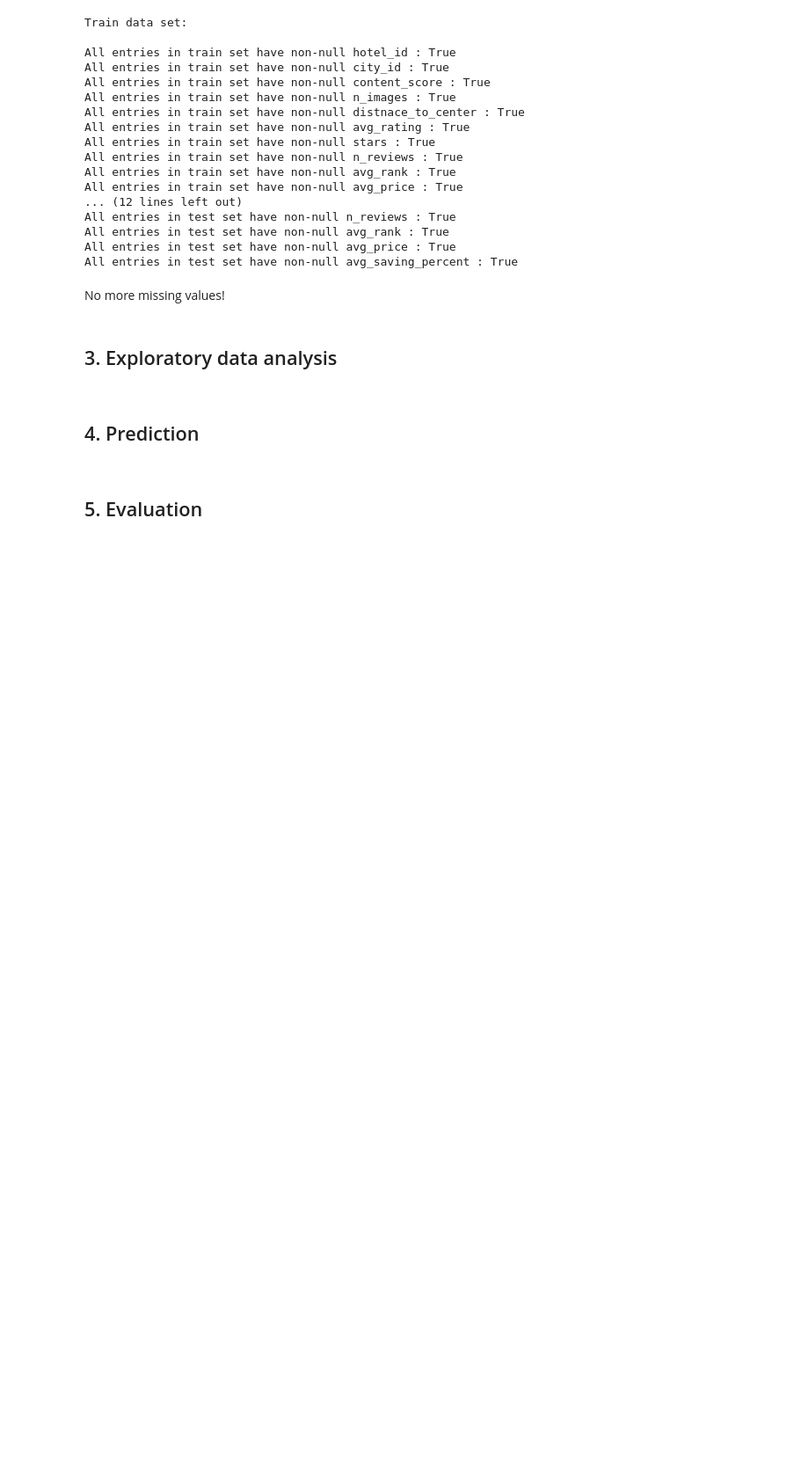
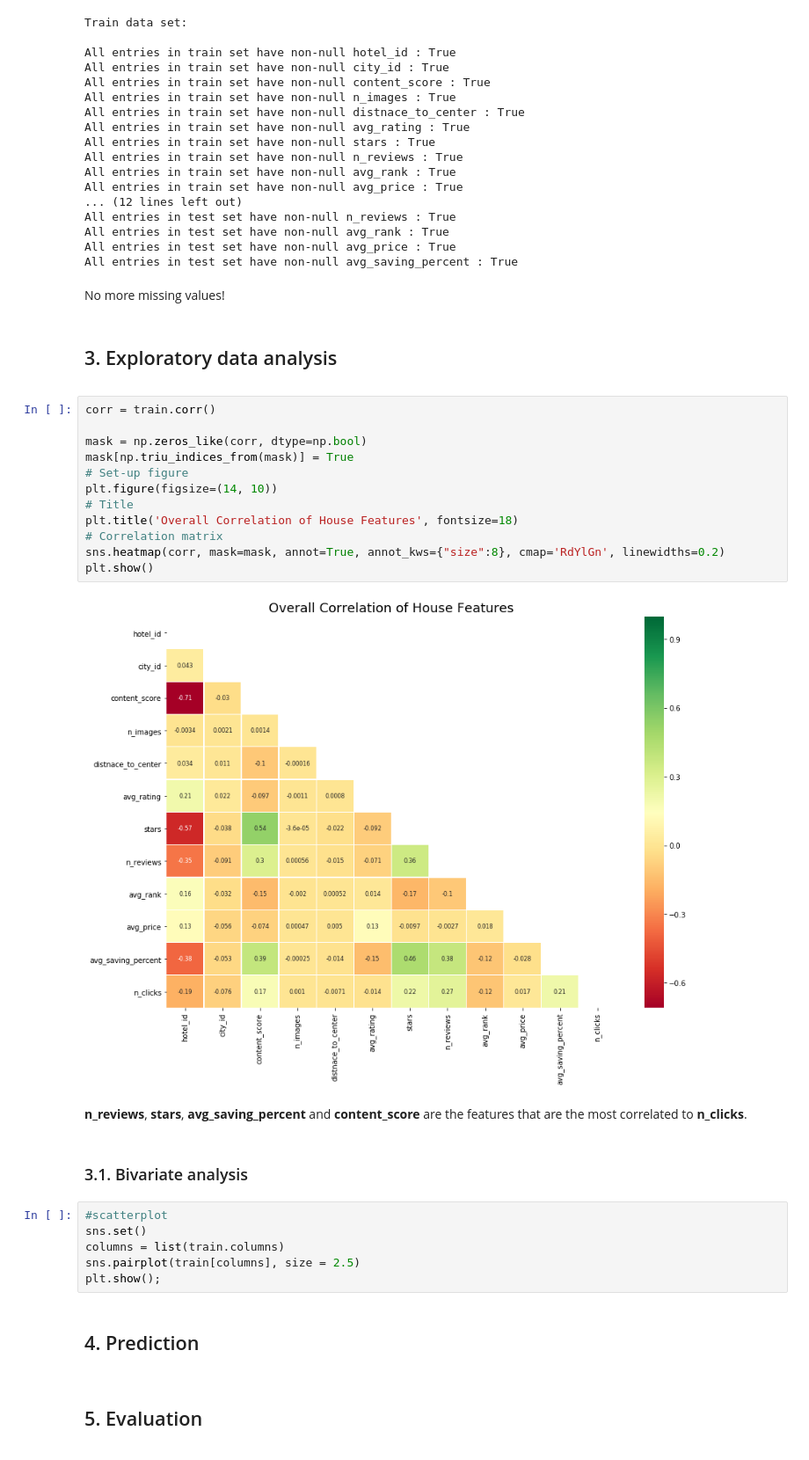
Before and after one commit to confused-pandas/trivago-predicting-clicks, a Jupyter notebook: clicks-prediction.ipynb, the cells around one changed output. Shown at 88% size. Saved outputs shown, nothing was run; the diff lists cells and outputs as text; blank space fills up the shorter version.

Commit message:
exploratory data analysis

```diff
--- a/clicks-prediction.ipynb
+++ b/clicks-prediction.ipynb
@@ -402,6 +402,30 @@ No more missing values!
 # %% [markdown]
 ## 3. Exploratory data analysis
 <a id="eda"></a>
+# %%
+corr = train.corr()
+
+mask = np.zeros_like(corr, dtype=np.bool)
+mask[np.triu_indices_from(mask)] = True
+# Set-up figure
+plt.figure(figsize=(14, 10))
+# Title
+plt.title('Overall Correlation of House Features', fontsize=18)
+# Correlation matrix
+sns.heatmap(corr, mask=mask, annot=True, annot_kws={"size":8}, cmap='RdYlGn', linewidths=0.2)
+plt.show()
+# %% [output]
+[figure, added]
+# %% [markdown]
+**n_reviews**, **stars**, **avg_saving_percent** and **content_score** are the features that are the most correlated to **n_clicks**.
+# %% [markdown]
+### 3.1. Bivariate analysis
+# %%
+#scatterplot
+sns.set()
+columns = list(train.columns)
+sns.pairplot(train[columns], size = 2.5)
+plt.show();
 # %% [markdown]
 ## 4. Prediction
 <a id="pred"></a>
```
